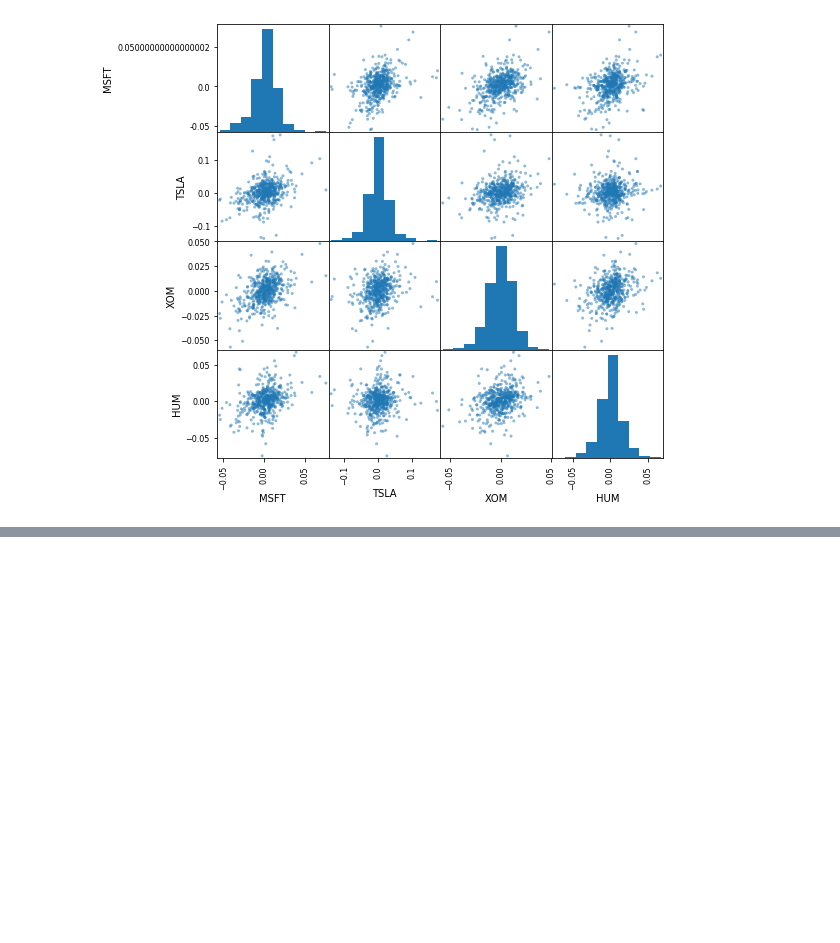
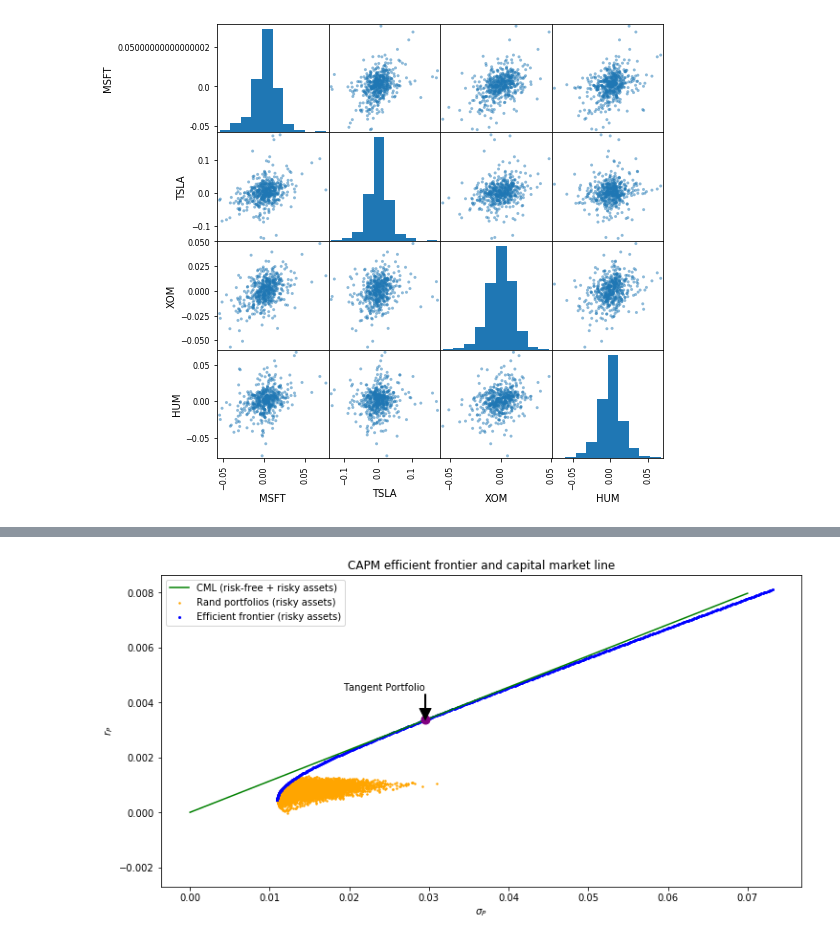
Before and after one commit to rebusland/CAPM, a Jupyter notebook: CAPM.ipynb, the cells around one changed output, grey strips where cells are left out. Drawn from its saved outputs; the diff is of its cells as text; code cells hidden in the pictures; blank space fills up the shorter version.

Commit message:
Computed efficient frontier, tangent portfolio and capital market line. Polished code.
Added also consistency check on CML calculation.

```diff
--- a/CAPM.ipynb
+++ b/CAPM.ipynb
@@ -64,9 +64,9 @@ HUM   0.354136  0.078119  0.302485  1.000000
 [figure]
 # %%
 #
-# Find the optimal portfolio of these 4 stocks matching the target return and minimizing variance
+# Find the optimal portfolio of these 4 stocks matching the target return and minimizing variance.
+# NB: For simplicity we assume a plain zero risk-free rate (reasonable for daily data and in this historical moment)
 #
-TARGET_RETURN = 1.2 * sp500_ret.mean() # we want a portfolio gaining 20% more than the market on average!
 #
 # Convex optimization has the general form:
 # min(x'*P*x + q'*x)
@@ -82,26 +82,100 @@ TARGET_RETURN = 1.2 * sp500_ret.mean() # we want a portfolio gaining 20% more th
 # Gx <= h: translate to return >= target return
 # Ax = b: translate to sum(weights) = 1
 #
-P = matrix(df_stocks_ret.cov().to_numpy());
+cov_matrix = df_stocks_ret.cov().to_numpy()
+assets_mean_returns = df_stocks_ret.mean().values
+
+TARGET_RETURN = 1.5 * sp500_ret.mean() # we want a portfolio gaining 50% more than the market on average!
+P = matrix(cov_matrix);
 q = matrix(np.zeros((4,1)));
-G = matrix(-df_stocks_ret.mean().values, (1,4), 'd');
-h = matrix(TARGET_RETURN);
+G = matrix(-assets_mean_returns, (1,4), 'd');
+h = matrix(-TARGET_RETURN, (1,1), 'd');
 A = matrix(np.ones(4), (1,4), 'd');
 b = matrix(1, (1,1), 'd');
 
 print('Solve quadratic portfolio optimization problem')
 sol = solvers.qp(P, q, G, h, A, b);
-optimal_weights = sol['x']
+optimal_weights = np.array(sol['x']).reshape(len(sol['x'])) # convert cvxopt to np row array
 
 print('\nWeights for the optimal portfolio: \n' + str(optimal_weights))
 print('Weights sum to ', sum(optimal_weights))
+print('Stocks mean returns:', assets_mean_returns)
+print('Mean return of the optimal portfolio:', np.inner(assets_mean_returns, optimal_weights))
+print('Std dev of the optimal portfolio:', np.sqrt(optimal_weights.dot(cov_matrix).dot(optimal_weights)))
+print('.. for the target return: ', TARGET_RETURN)
 
 #
-# "Backtest" the optimal portfolio and compare the returns wrt a equally weighted combo of the 4 stocks
-# TODO: have fun with all these kinds of tests.
-# TODO: plot the efficient frontier
-# TODO: compare the performance wrt random portfolios
-# TODO: mix this "risky portfolio" with a risk free asset and find the optimal portfolio line
+# Draw the efficient frontier (min-variance portfolio for different target returns)
 #
+target_returns = np.linspace(start=0.2, stop=20, num=500) * sp500_ret.mean()
+
+def find_optimal_portfolio(tgt_return):
+    h = matrix(-tgt_return, (1,1), 'd'); # overwrite just target return
+    solvers.options['show_progress'] = False
+    sol = solvers.qp(P, q, G, h, A, b);
+    opt_weights = np.array(sol['x']).reshape(len(sol['x'])) # convert cvxopt to np row array
+    opt_return = np.inner(assets_mean_returns, opt_weights)
+    opt_stddev = np.sqrt(opt_weights.T.dot(cov_matrix).dot(opt_weights))
+    return opt_stddev, opt_return
+
+ret_risk_points = []
+for tgt_ret in target_returns:
+    ret_risk_points.append(find_optimal_portfolio(tgt_ret));
+
+# generate some random portfolio of the 4 assets and calculate mean return and variance, to contrast against optimal portfolios
+N_RAND_POINTS = 10000
+rnd_vecs = np.split(np.random.uniform(size=4 * N_RAND_POINTS), N_RAND_POINTS);
+
+def get_risk_return(rand_vec):
+    rnd_weights = rand_vec / sum(rand_vec);
+    rnd_return = np.inner(assets_mean_returns, rnd_weights)
+    rnd_stddev = np.sqrt(rnd_weights.T.dot(cov_matrix).dot(rnd_weights))
+    return rnd_stddev, rnd_return
+
+rand_stddevs, rand_returns = zip(*[get_risk_return(rnd_v) for rnd_v in rnd_vecs]);
+
+#
+# TANGENT PORTFOLIO
+# find the weights for the tangent portfolio, that when mixed with the risk-free asset provides the optimal portfolios
+#
+excess_returns = assets_mean_returns
+inv_cov_matrix = np.linalg.inv(cov_matrix)
+# TODO: Check the validity of this general formula!!
+tang_weights = (1 / (np.ones((1,4)).dot(inv_cov_matrix).dot(excess_returns.T))) * inv_cov_matrix.dot(excess_returns.T)
+print('\n********\n')
+print('Weigths of the tangent portfolio', tang_weights)
+ret_tang_portfolio = tang_weights.dot(excess_returns)
+stddev_tang_portfolio = np.sqrt(tang_weights.dot(cov_matrix).dot(tang_weights))
+print("Std dev and return of the tangent portfolio are respectively: {0}; {1}".format(stddev_tang_portfolio, ret_tang_portfolio))
+sharpe_ratio = ret_tang_portfolio / stddev_tang_portfolio; # slope of the Capital Market Line (CML)
+print('The Sharpe ratio of the optimal portfolio is: ', sharpe_ratio)
+
+# plot everything together
+x, y = zip(*ret_risk_points)
+plt.figure(figsize=(12,6));
+#plt.xlim(0.0, 0.04)
+#plt.ylim(-0.002, 0.005);
+plt.scatter(rand_stddevs, rand_returns, c='orange',s=2, label='Rand portfolios (risky assets)');
+plt.scatter(x, y, c='blue', s=4, label='Efficient frontier (risky assets)');
+
+# capital market line
+x_stddev = np.linspace(start=0.0, stop=0.07, num=100)
+y_cml_ret = sharpe_ratio * x_stddev
+plt.plot(x_stddev, y_cml_ret, c='green', label='CML (risk-free + risky assets)')
+
+# mark the tangent porfolio
+plt.plot(stddev_tang_portfolio, ret_tang_portfolio, 'o', c='purple', markersize=9)
+plt.annotate("Tangent Portfolio",
+             xy=(stddev_tang_portfolio, ret_tang_portfolio),
+             xytext=(stddev_tang_portfolio, ret_tang_portfolio + 0.001),
+             verticalalignment='bottom',
+             horizontalalignment='right',
+             arrowprops=dict(facecolor='black', width=1))
+
+plt.title('CAPM efficient frontier and capital market line')
+plt.xlabel(r'$\sigma_P$');
+plt.ylabel(r'$r_P$');
+plt.legend();
+plt.show();
 # %% [output]
 Solve quadratic portfolio optimization problem
@@ -121,0 +196 @@ Weights sum to  1.0
+[figure, added]
```
Also changed, not shown: parts of 3 cells of this notebook.
